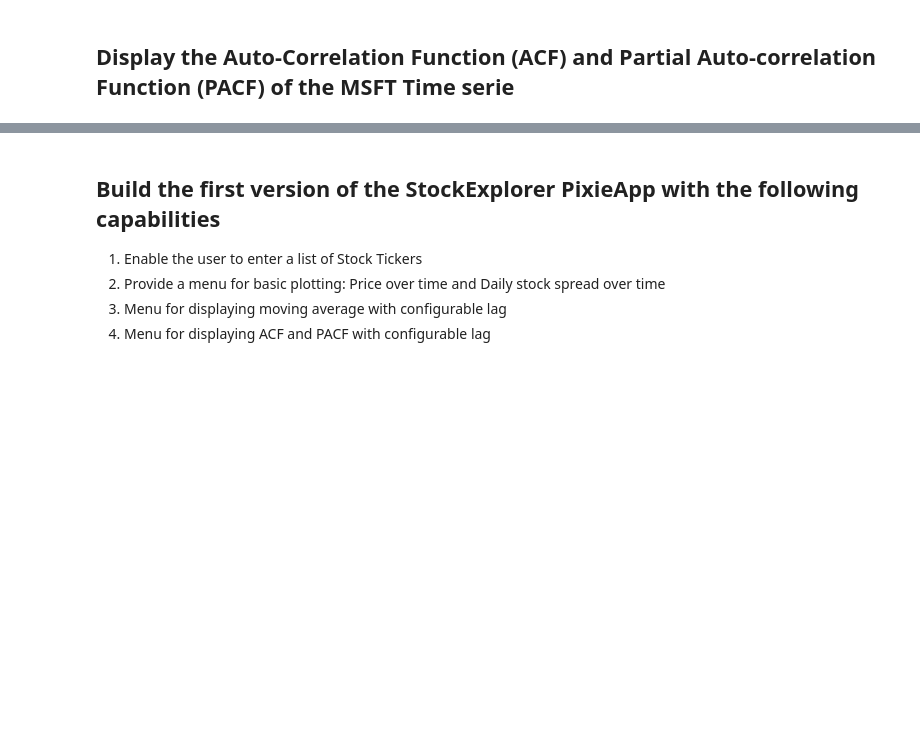
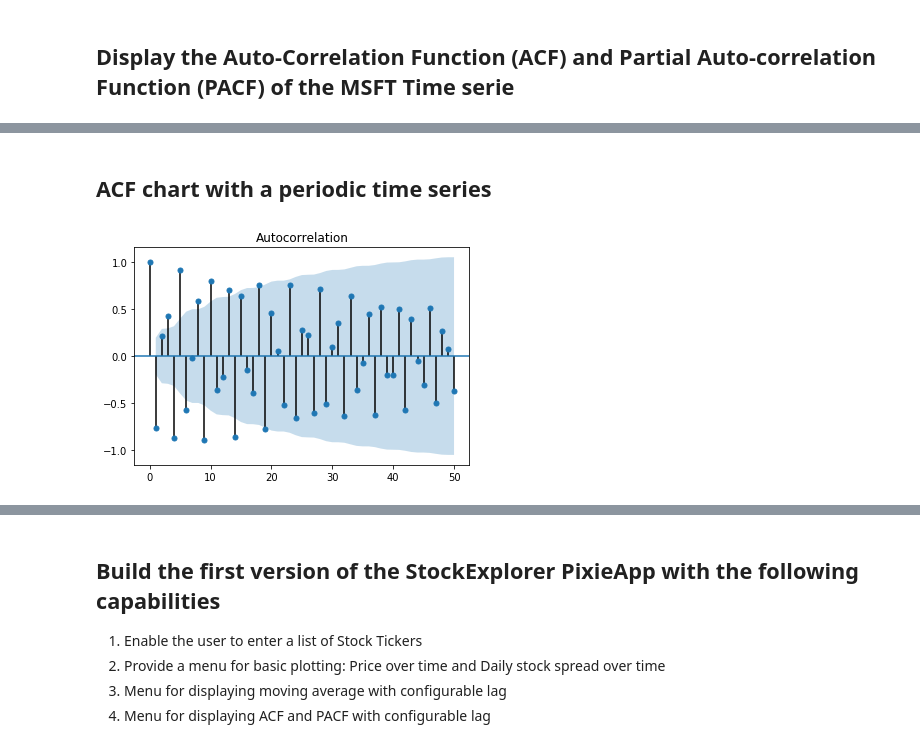
Before and after one commit to DTAIEB/Thoughtful-Data-Science, a Jupyter notebook: chapter 8/StockExplorer - Part 1.ipynb, the cells around one changed output, grey strips where cells are left out. Cells and saved outputs as stored; diff of their text form; code cells hidden in the pictures; blank space fills up the shorter version.

```diff
--- a/chapter 8/StockExplorer - Part 1.ipynb
+++ b/chapter 8/StockExplorer - Part 1.ipynb
@@ -132,0 +159,7 @@ plt.tight_layout()
+# %% [markdown]
+## ACF chart with a periodic time series
+# %%
+smt.graphics.plot_acf(np.cos(np.linspace(0, 1000, 100)), lags=50)
+plt.show()
+# %% [output]
+[figure, added]
```
Also changed, not shown: parts of 14 cells of this notebook.
